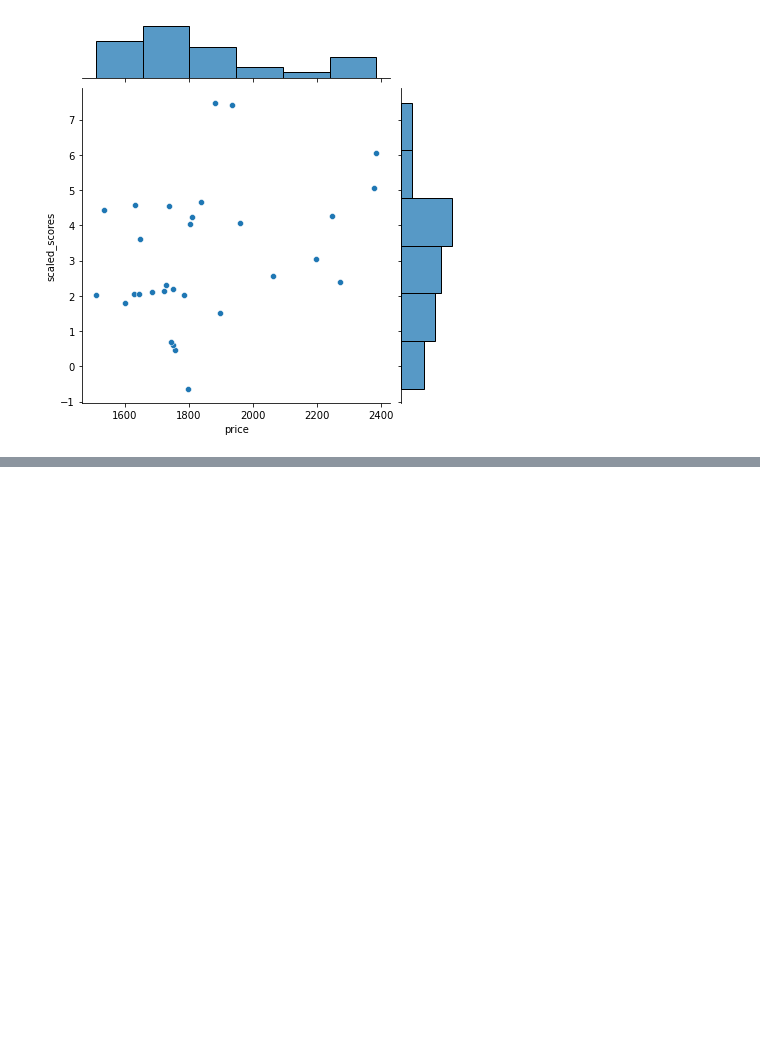
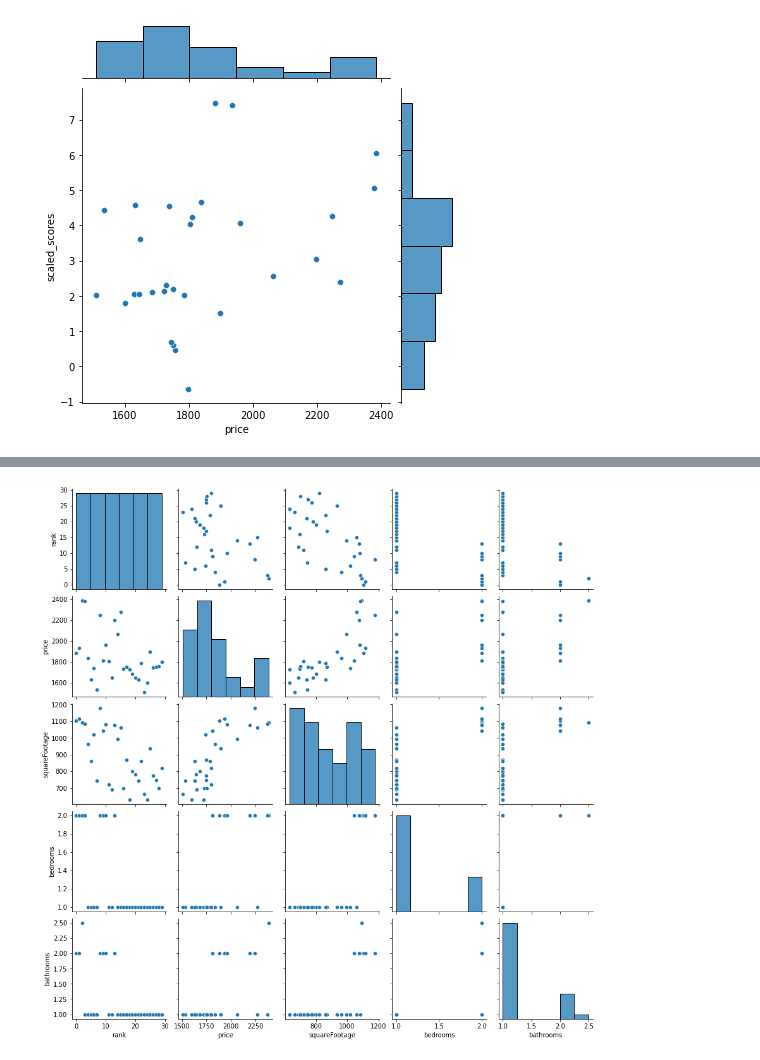
Before and after one commit to cpokorsk/Apartment_Ranking, a Jupyter notebook: Final_Analysis.ipynb, the cells around one changed output, grey strips where cells are left out. Cells and saved outputs as stored; diff of their text form; code cells hidden in the pictures; blank space fills up the shorter version.

```diff
--- a/Final_Analysis.ipynb
+++ b/Final_Analysis.ipynb
@@ -383,0 +394,5 @@ df_sorted.groupby(['complex']).mean()[COL].sort_values(by='scaled_scores', ascen
+# %%
+column_set2 = ['rank','price','squareFootage','bedrooms','bathrooms']
+grd = sns.pairplot(data=df_sorted[column_set2])
+# %% [output]
+[figure, added]
```
Also changed, not shown: parts of 6 cells of this notebook.
